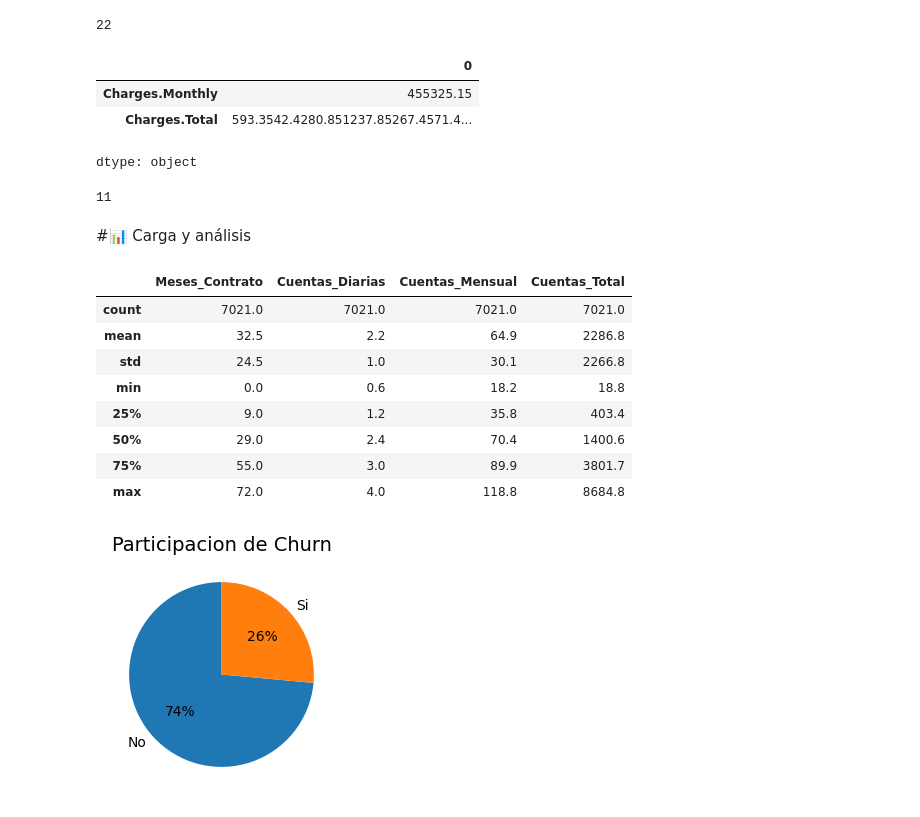
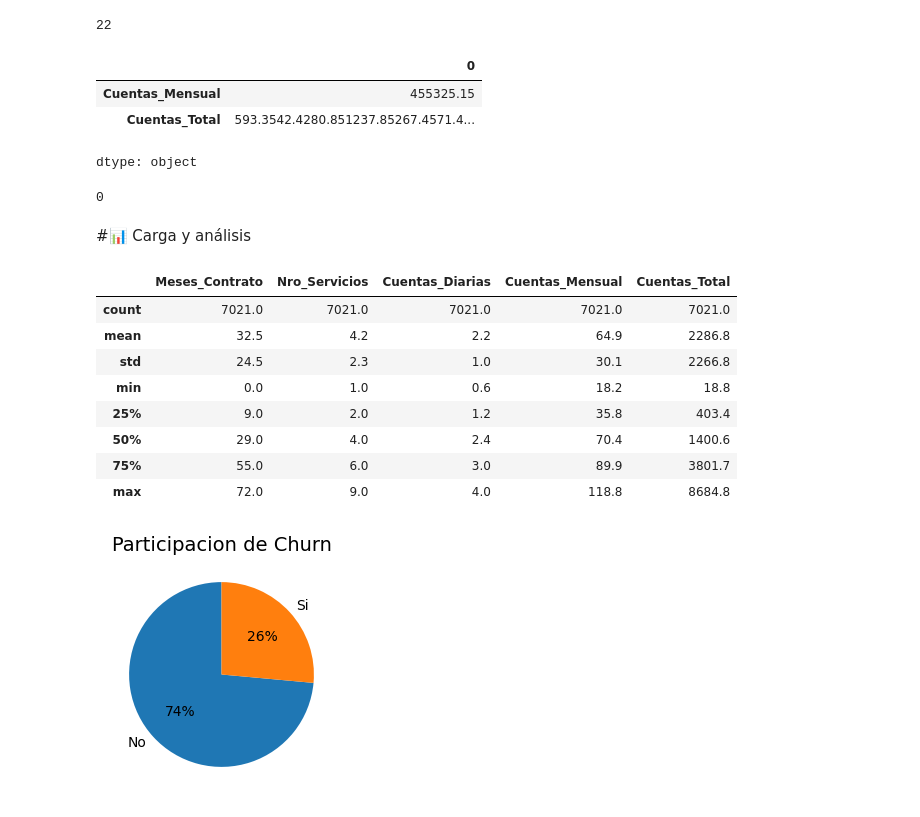
Before and after one commit to rmedi21/challenge-telecom-x, a Jupyter notebook: TelecomX_LATAM.ipynb, the cells around one changed output. Cells and saved outputs as stored; diff of their text form; code cells hidden in the pictures.

```diff
--- a/TelecomX_LATAM.ipynb
+++ b/TelecomX_LATAM.ipynb
@@ -70,17 +84,17 @@ filtro = df_duplicados.index
 df.drop(filtro, axis=0, inplace=True)
 # %%
 # VALIDAR MONTOS
-df[['Charges.Monthly', 'Charges.Total']].sum()
+df[['Cuentas_Mensual', 'Cuentas_Total']].sum()
 # %% [output]
 |  | 0 |
-| Charges.Monthly | 455325.15 |
-| Charges.Total | 593.3542.4280.851237.85267.4571.4... |
+| Cuentas_Mensual | 455325.15 |
+| Cuentas_Total | 593.3542.4280.851237.85267.4571.4... |
 dtype: object
 # %%
-# CORREGIR Charges.Total
+# CORREGIR 'Cuentas_Total'
 # Identificar vacios
-len(df[df['Charges.Total'].str.strip() == ""])
+len(df[df['Cuentas_Total'].str.strip() == ""])
 # %% [output]
-11
+0
 # %%
 # Imputar monto:
@@ -91,21 +109,14 @@ df.loc[filtro, 'Charges.Total'] = df.apply(lambda x: x['Charges.Monthly'] if x['
 # %%
 # Ajustar tipo de dato
-df['Charges.Total'] = df['Charges.Total'].astype(float)
+df['Cuentas_Total'] = df['Cuentas_Total'].astype(float)
 # %%
 # HOMOLOGAR VALORES
 # OnlineSecurity, OnlineBackup, DeviceProtection, TechSupport, StreamingTV, StreamingMovies
-#   Si InternetService = No -> replace('No internet service', 'No')
-filtro = df[df['InternetService'] == 'No'].index
+#   Si Servicio_Internet = No -> replace('No internet service', 'No')
+filtro = df[df['Servicio_Internet'] == 'No'].index
 df.loc[filtro, df.columns[9:15]] = 'No'
 
-# MultipleLines
-#   Si PhoneService = No -> replace('No phone service', 'No')
-filtro = df[df['PhoneService'] == 'No'].index
-df.loc[filtro, 'MultipleLines'] = 'No'
+# Tiene_Multiples_Lineas
+#   Si Tiene_Telefonia = No -> replace('No phone service', 'No')
+filtro = df[df['Tiene_Telefonia'] == 'No'].index
+df.loc[filtro, 'Tiene_Multiples_Lineas'] = 'No'
-# %%
-# CREAR COLUMNAS
-# Cuentas_Diarias: Charges.Monthly / 30
-df['Cuentas_Diarias'] = round(df['Charges.Monthly'] / 30, 2)
-
-# Tiene_Internet: InternetService in ('DSL', 'Fiber optic') -> 1, 'No' -> 0
-df['Tiene_Internet'] = df['InternetService'].apply(lambda x: 0 if x == 'No' else 1)
@@ -130,6 +128,18 @@ cols = ['Churn', 'Sexo_Biologico', 'Tiene_Pareja', 'Tiene_Dependientes', 'Tiene_
         'OnlineSecurity', 'OnlineBackup', 'DeviceProtection', 'TechSupport', 'StreamingTV', 'StreamingMovies',
         'PaperlessBilling']
 df[cols] = df[cols].replace({'Yes': 1, 'No': 0, 'Female': 0, 'Male': 1})
+# %%
+# CREAR COLUMNAS
+# Cuentas_Diarias: Cuentas_Mensual / 30
+df['Cuentas_Diarias'] = round(df['Cuentas_Mensual'] / 30, 2)
+
+# Tiene_Internet: Servicio_Internet in ('DSL', 'Fiber optic') -> 1, 'No' -> 0
+df['Tiene_Internet'] = df['Servicio_Internet'].apply(lambda x: 0 if x == 'No' else 1)
+
+# Numero de servicios contratados
+df['Nro_Servicios'] = df['Tiene_Telefonia'] + df['Tiene_Multiples_Lineas'] + df['Tiene_Internet'] + \
+                      df['OnlineSecurity'] + df['OnlineBackup'] + df['DeviceProtection'] + df['TechSupport'] + \
+                      df['StreamingTV']  + df['StreamingMovies']
 # %% [markdown]
 #📊 Carga y análisis
 # %%
@@ -145,17 +155,17 @@ def ancho_bin(df, columna):
 # %%
 # ANALISIS DESCRIPTIVO
 # Variables Numericas
-df[['Meses_Contrato','Cuentas_Diarias','Cuentas_Mensual','Cuentas_Total']].describe().round(1)
+df[['Meses_Contrato','Nro_Servicios','Cuentas_Diarias','Cuentas_Mensual','Cuentas_Total']].describe().round(1)
 # %% [output]
-|  | Meses_Contrato | Cuentas_Diarias | Cuentas_Mensual | Cuentas_Total |
-| count | 7021.0 | 7021.0 | 7021.0 | 7021.0 |
-| mean | 32.5 | 2.2 | 64.9 | 2286.8 |
-| std | 24.5 | 1.0 | 30.1 | 2266.8 |
-| min | 0.0 | 0.6 | 18.2 | 18.8 |
-| 25% | 9.0 | 1.2 | 35.8 | 403.4 |
-| 50% | 29.0 | 2.4 | 70.4 | 1400.6 |
-| 75% | 55.0 | 3.0 | 89.9 | 3801.7 |
-| max | 72.0 | 4.0 | 118.8 | 8684.8 |
+|  | Meses_Contrato | Nro_Servicios | Cuentas_Diarias | Cuentas_Mensual | Cuentas_Total |
+| count | 7021.0 | 7021.0 | 7021.0 | 7021.0 | 7021.0 |
+| mean | 32.5 | 4.2 | 2.2 | 64.9 | 2286.8 |
+| std | 24.5 | 2.3 | 1.0 | 30.1 | 2266.8 |
+| min | 0.0 | 1.0 | 0.6 | 18.2 | 18.8 |
+| 25% | 9.0 | 2.0 | 1.2 | 35.8 | 403.4 |
+| 50% | 29.0 | 4.0 | 2.4 | 70.4 | 1400.6 |
+| 75% | 55.0 | 6.0 | 3.0 | 89.9 | 3801.7 |
+| max | 72.0 | 9.0 | 4.0 | 118.8 | 8684.8 |
 # %%
 # Participacion de Churn: 26% fuga, 74% permanece
 plt.figure(figsize=(4, 3))
```
Also changed, not shown: parts of 6 cells of this notebook.
